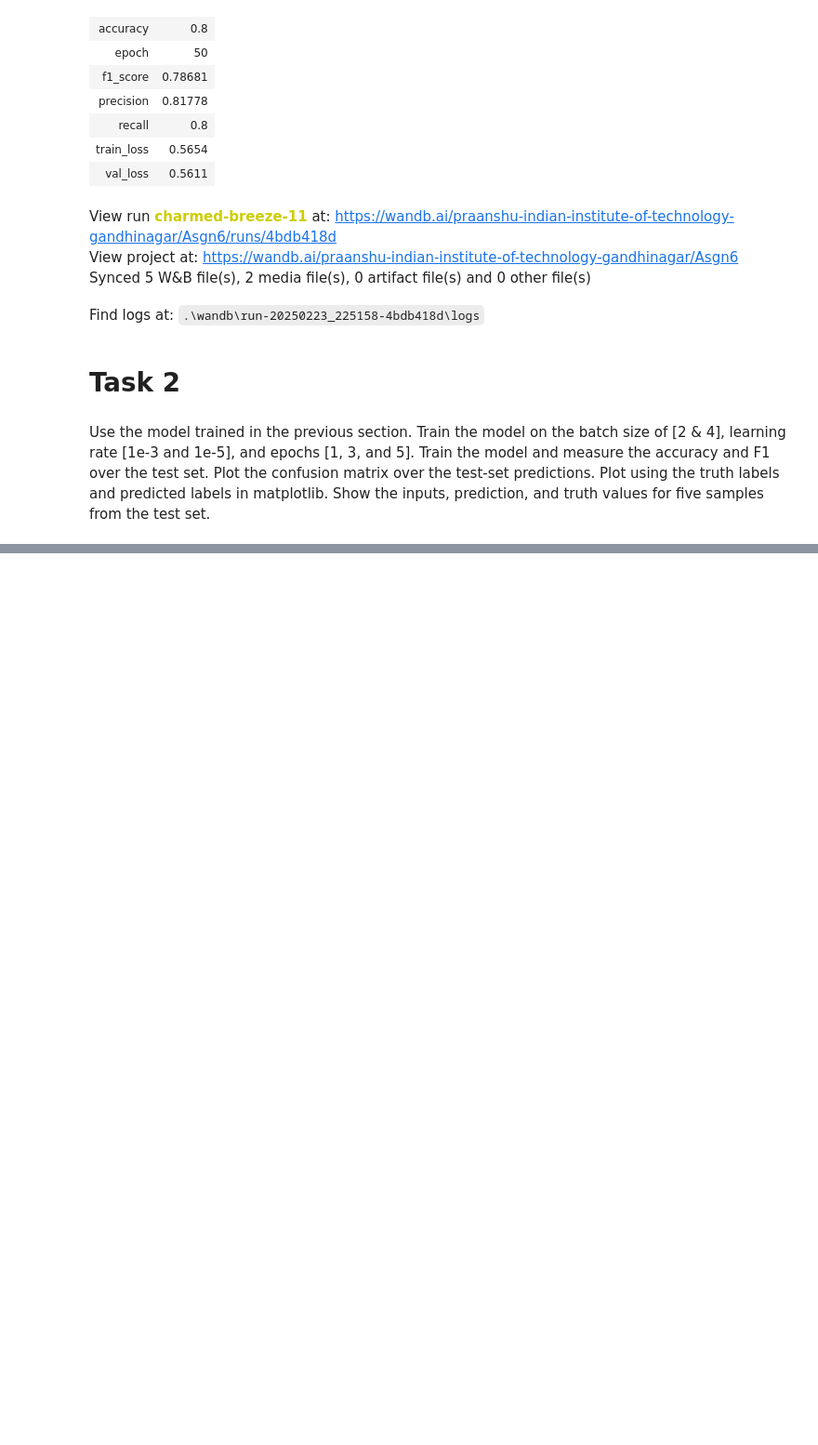
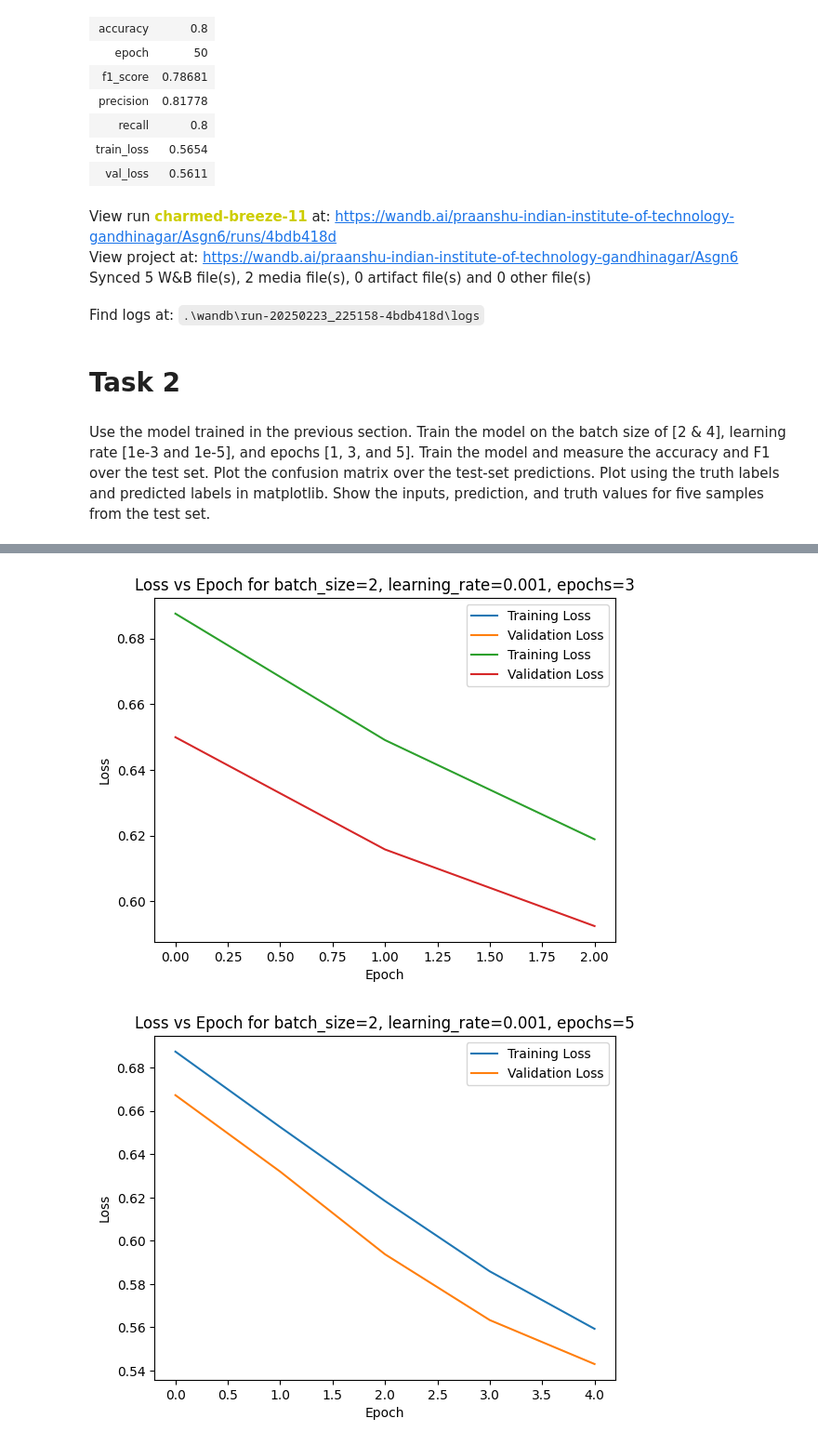
Before and after one commit to Praanshu101/MLP_Experiments_and_Hyperparameters, a Jupyter notebook: MLP.ipynb, the cells around one changed output, grey strips where cells are left out. Shown at 93% size. Saved outputs shown, nothing was run; the diff lists cells and outputs as text; code cells hidden in the pictures; blank space fills up the shorter version.

```diff
--- a/MLP.ipynb
+++ b/MLP.ipynb
@@ -394,0 +577,17 @@ Input Features | True Label | Predicted Label
+# %%
+# Plotting seprate the training and validation losses for all hyperparameter combinations
+for result in results:
+    plt.plot(result['train_loss'], label='Training Loss')
+    plt.plot(result['val_loss'], label='Validation Loss')
+    plt.xlabel('Epoch')
+    plt.ylabel('Loss')
+
+    if result['epochs'] == 1:
+        continue
+
+    plt.title(f'Loss vs Epoch for batch_size={result["batch_size"]}, learning_rate={result["learning_rate"]}, epochs={result["epochs"]}')
+    plt.legend()
+    plt.show()
+# %% [output]
+[figure, added]
+[figure, added]
```
Also changed, not shown: parts of 14 cells of this notebook.
